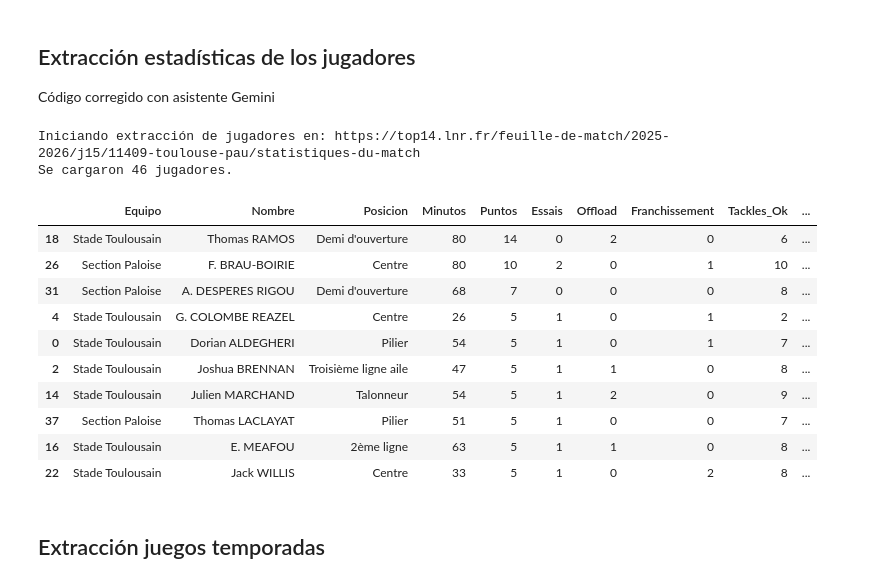
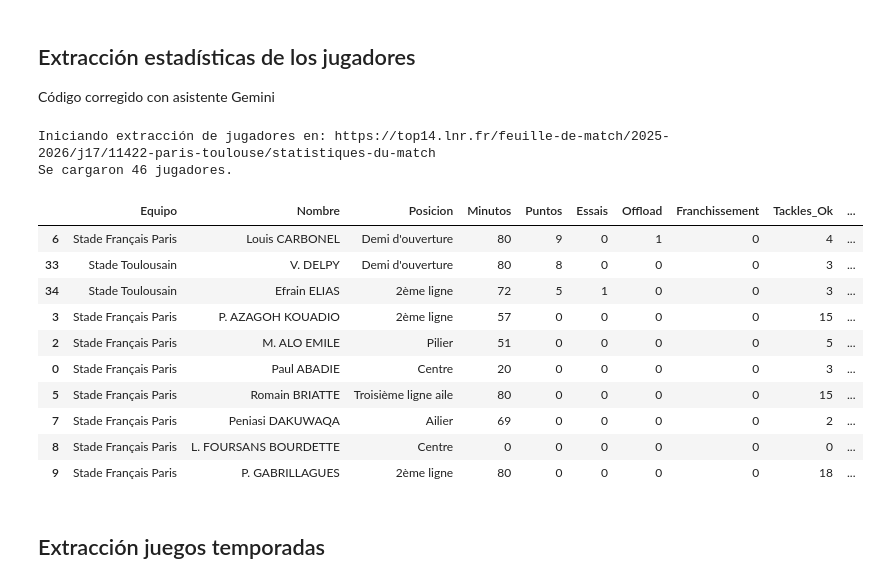
Before and after one commit to hubcborja/Proyecto_DataMining_NN, a Jupyter notebook: Proyecto_Mineria_Redes_Neuronales_HuberBorja.ipynb, the cells around one changed output. Saved outputs shown, nothing was run; the diff lists cells and outputs as text; code cells hidden in the pictures.

```diff
--- a/Proyecto_Mineria_Redes_Neuronales_HuberBorja.ipynb
+++ b/Proyecto_Mineria_Redes_Neuronales_HuberBorja.ipynb
@@ -11,6 +13,7 @@ from datetime import datetime
 import time
 %matplotlib inline
 pd.set_option('display.max_columns', None)
+pd.options.display.float_format = '{:.2f}'.format
 # %%
 # ! pip install bs4
 import requests
@@ -184,7 +185,7 @@ Resultado Final: Stade Toulousain 59 - 22 Section Paloise, Fecha: 2026-01-24 21:
 Código corregido con asistente Gemini
 # %%
 # URL del partido (Toulouse vs Pau)
-url = "https://top14.lnr.fr/feuille-de-match/2025-2026/j15/11409-toulouse-pau/statistiques-du-match"
+url = "https://top14.lnr.fr/feuille-de-match/2025-2026/j17/11422-paris-toulouse/statistiques-du-match"
 headers = {'User-Agent': 'Mozilla/5.0 (Windows NT 10.0; Win64; x64) AppleWebKit/537.36 (KHTML, like Gecko) Chrome/120.0.0.0 Safari/537.36'}
 
 #Función para extraer estadísticas de los jugadores del partido
@@ -221,45 +222,46 @@ def extraer_rugby_data_jugadores(url):
             decoded_json = unescape(raw_json)
             data_list = json.loads(decoded_json)
 
             for p in data_list:
                 all_players.append({
                     'Equipo': equipos[idx],
                     'Nombre': p['player']['name'],
                     'Posicion': p['position'],
                     'Minutos': int(p['minutesPlayed']),
                     'Puntos': int(p['nbPoints']),
                     'Essais': int(p['nbEssais']),
                     'Offload': int(p['offload']),
                     'Franchissement': int(p['lineBreak']),
                     'Tackles_Ok': int(p['totalSuccessfulTackles']),
-                    'Tarjetas_Amarillas': int(p['nbCartonsJaunes'])
+                    'Tarjetas_Amarillas': int(p['nbCartonsJaunes']),
+                    'Tarjetas_Rojas': int(p['nbCartonsRouges'])
                 })
 
     all_players=pd.DataFrame(all_players)
     all_players['fecha']=fecha
 
     return all_players
 
 # EJECUCIÓN
 df_final = extraer_rugby_data_jugadores(url)
 
 if df_final is not None:
     print(f"Se cargaron {len(df_final)} jugadores.")
     display(df_final.sort_values(by='Puntos', ascending=False).head(10))
 # %% [output]
-Iniciando extracción de jugadores en: https://top14.lnr.fr/feuille-de-match/2025-2026/j15/11409-toulouse-pau/statistiques-du-match
+Iniciando extracción de jugadores en: https://top14.lnr.fr/feuille-de-match/2025-2026/j17/11422-paris-toulouse/statistiques-du-match
 Se cargaron 46 jugadores.
 |  | Equipo | Nombre | Posicion | Minutos | Puntos | Essais | Offload | Franchissement | Tackles_Ok | ... |
-| 18 | Stade Toulousain | Thomas RAMOS | Demi d'ouverture | 80 | 14 | 0 | 2 | 0 | 6 | ... |
-| 26 | Section Paloise | F. BRAU-BOIRIE | Centre | 80 | 10 | 2 | 0 | 1 | 10 | ... |
-| 31 | Section Paloise | A. DESPERES RIGOU | Demi d'ouverture | 68 | 7 | 0 | 0 | 0 | 8 | ... |
-| 4 | Stade Toulousain | G. COLOMBE REAZEL | Centre | 26 | 5 | 1 | 0 | 1 | 2 | ... |
-| 0 | Stade Toulousain | Dorian ALDEGHERI | Pilier | 54 | 5 | 1 | 0 | 1 | 7 | ... |
-| 2 | Stade Toulousain | Joshua BRENNAN | Troisième ligne aile | 47 | 5 | 1 | 1 | 0 | 8 | ... |
-| 14 | Stade Toulousain | Julien MARCHAND | Talonneur | 54 | 5 | 1 | 2 | 0 | 9 | ... |
-| 37 | Section Paloise | Thomas LACLAYAT | Pilier | 51 | 5 | 1 | 0 | 0 | 7 | ... |
-| 16 | Stade Toulousain | E. MEAFOU | 2ème ligne | 63 | 5 | 1 | 1 | 0 | 8 | ... |
-| 22 | Stade Toulousain | Jack WILLIS | Centre | 33 | 5 | 1 | 0 | 2 | 8 | ... |
+| 6 | Stade Français Paris | Louis CARBONEL | Demi d'ouverture | 80 | 9 | 0 | 1 | 0 | 4 | ... |
+| 33 | Stade Toulousain | V. DELPY | Demi d'ouverture | 80 | 8 | 0 | 0 | 0 | 3 | ... |
+| 34 | Stade Toulousain | Efrain ELIAS | 2ème ligne | 72 | 5 | 1 | 0 | 0 | 3 | ... |
+| 3 | Stade Français Paris | P. AZAGOH KOUADIO | 2ème ligne | 57 | 0 | 0 | 0 | 0 | 15 | ... |
+| 2 | Stade Français Paris | M. ALO EMILE | Pilier | 51 | 0 | 0 | 0 | 0 | 5 | ... |
+| 0 | Stade Français Paris | Paul ABADIE | Centre | 20 | 0 | 0 | 0 | 0 | 3 | ... |
+| 5 | Stade Français Paris | Romain BRIATTE | Troisième ligne aile | 80 | 0 | 0 | 0 | 0 | 15 | ... |
+| 7 | Stade Français Paris | Peniasi DAKUWAQA | Ailier | 69 | 0 | 0 | 0 | 0 | 2 | ... |
+| 8 | Stade Français Paris | L. FOURSANS BOURDETTE | Centre | 0 | 0 | 0 | 0 | 0 | 0 | ... |
+| 9 | Stade Français Paris | P. GABRILLAGUES | 2ème ligne | 80 | 0 | 0 | 0 | 0 | 18 | ... |
 # %% [markdown]
 ## Extracción juegos temporadas
 # %%
```
Also changed, not shown: parts of 30 cells of this notebook.
